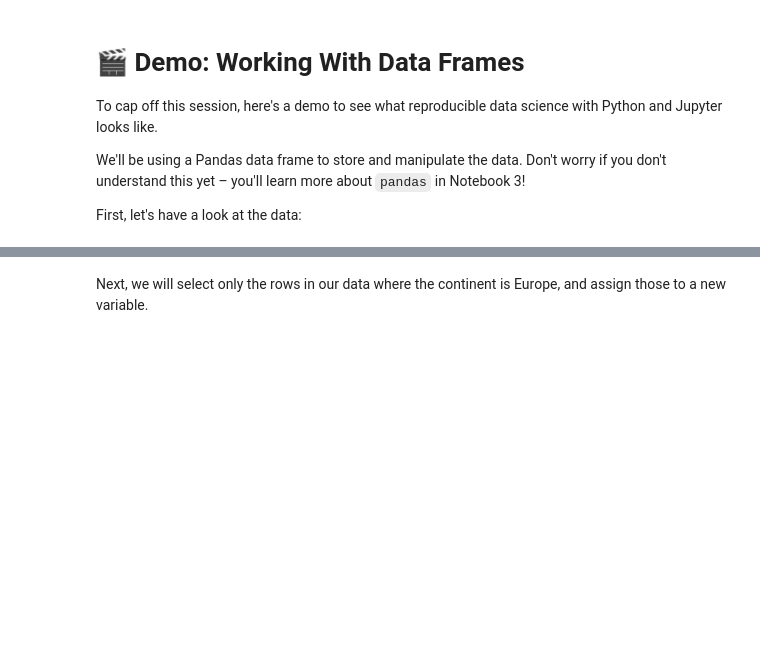
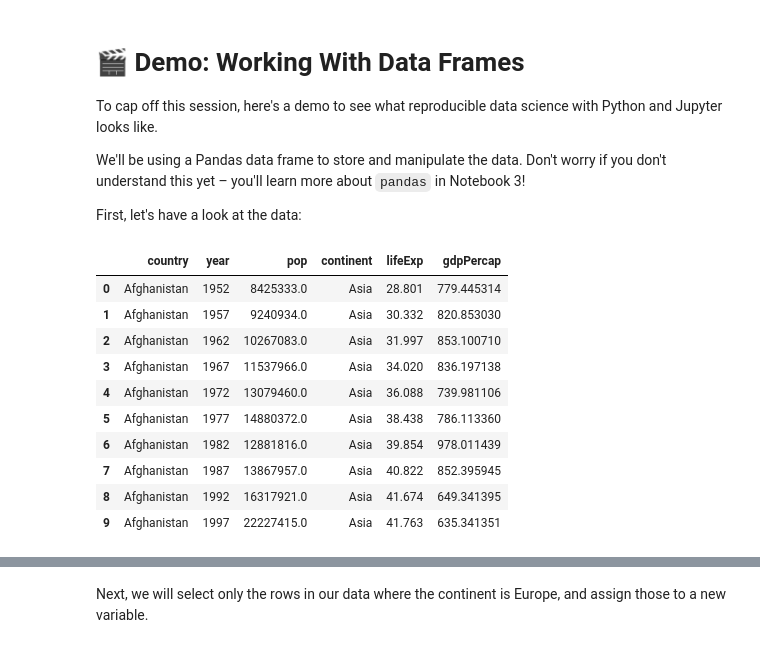
Before and after one commit to UBC-MFRE/python-r-workshop-2025, a Jupyter notebook: python/Day 1/Part-1/1_Jupyter_and_Python.ipynb, the cells around one changed output, grey strips where cells are left out. Saved outputs shown, nothing was run; the diff lists cells and outputs as text; code cells hidden in the pictures; blank space fills up the shorter version.

```diff
--- a/python/Day 1/Part-1/1_Jupyter_and_Python.ipynb
+++ b/python/Day 1/Part-1/1_Jupyter_and_Python.ipynb
@@ -257,6 +300,18 @@ First, let's have a look at the data:
 # %%
 import pandas as pd
 
 # Reading in a comma-seperated values file
-df = pd.read_csv('../data/gapminder.csv')
-df.head()
+df = pd.read_csv('../../../data/gapminder.csv')
+df.head(10)
+# %% [output]
+|  | country | year | pop | continent | lifeExp | gdpPercap |
+| 0 | Afghanistan | 1952 | 8425333.0 | Asia | 28.801 | 779.445314 |
+| 1 | Afghanistan | 1957 | 9240934.0 | Asia | 30.332 | 820.853030 |
+| 2 | Afghanistan | 1962 | 10267083.0 | Asia | 31.997 | 853.100710 |
+| 3 | Afghanistan | 1967 | 11537966.0 | Asia | 34.020 | 836.197138 |
+| 4 | Afghanistan | 1972 | 13079460.0 | Asia | 36.088 | 739.981106 |
+| 5 | Afghanistan | 1977 | 14880372.0 | Asia | 38.438 | 786.113360 |
+| 6 | Afghanistan | 1982 | 12881816.0 | Asia | 39.854 | 978.011439 |
+| 7 | Afghanistan | 1987 | 13867957.0 | Asia | 40.822 | 852.395945 |
+| 8 | Afghanistan | 1992 | 16317921.0 | Asia | 41.674 | 649.341395 |
+| 9 | Afghanistan | 1997 | 22227415.0 | Asia | 41.763 | 635.341351 |
```
Also changed, not shown: parts of 21 cells of this notebook, 7 other files.
